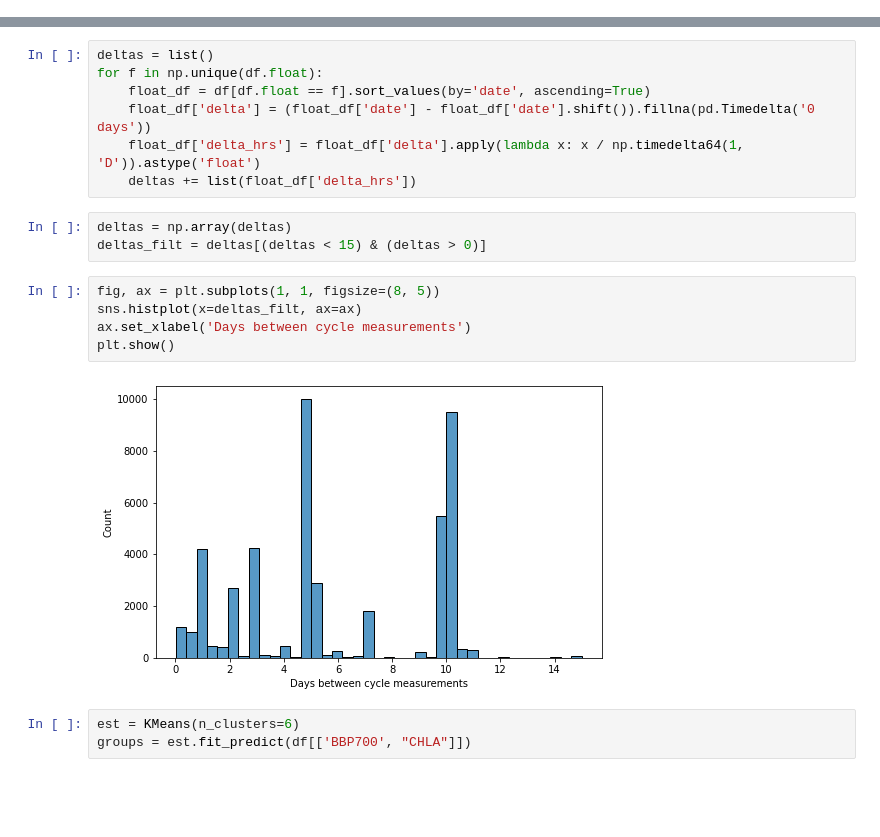
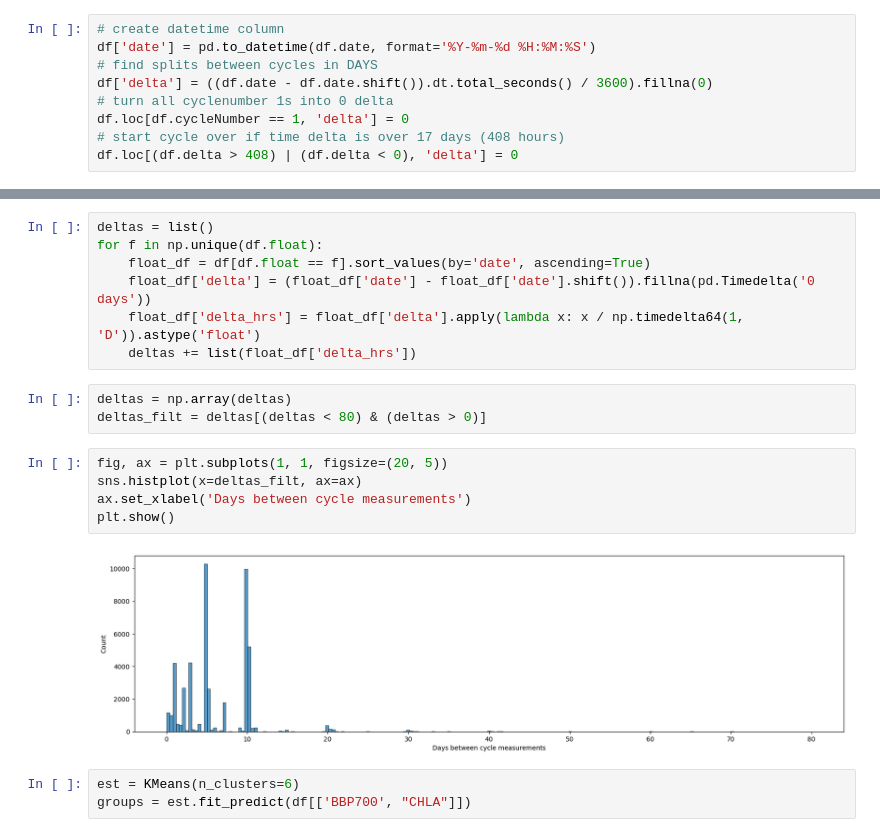
Before and after one commit to gnyirjesy/ocean-depth-characterization, a Jupyter notebook: EDA/eda_bh.ipynb, the cells around one changed output, grey strips where cells are left out. Drawn from its saved outputs; the diff is of its cells as text; blank space fills up the shorter version.

```diff
--- a/EDA/eda_bh.ipynb
+++ b/EDA/eda_bh.ipynb
@@ -116,0 +99,9 @@ df = sat_df.merge(sunlit_profiles, on=['float', 'cycleNumber']).drop(['LT_SAT_SS
+# %%
+# create datetime column
+df['date'] = pd.to_datetime(df.date, format='%Y-%m-%d %H:%M:%S')
+# find splits between cycles in DAYS
+df['delta'] = ((df.date - df.date.shift()).dt.total_seconds() / 3600).fillna(0)
+# turn all cyclenumber 1s into 0 delta
+df.loc[df.cycleNumber == 1, 'delta'] = 0
+# start cycle over if time delta is over 17 days (408 hours)
+df.loc[(df.delta > 408) | (df.delta < 0), 'delta'] = 0
@@ -215,14 +215,14 @@ for f in np.unique(df.float):
     deltas += list(float_df['delta_hrs'])
 # %%
 deltas = np.array(deltas)
-deltas_filt = deltas[(deltas < 15) & (deltas > 0)]
+deltas_filt = deltas[(deltas < 80) & (deltas > 0)]
 # %%
-fig, ax = plt.subplots(1, 1, figsize=(8, 5))
+fig, ax = plt.subplots(1, 1, figsize=(20, 5))
 sns.histplot(x=deltas_filt, ax=ax)
 ax.set_xlabel('Days between cycle measurements')
 plt.show()
 # %% [output]
-[figure, old version]
+[figure, new version]
 # %%
 est = KMeans(n_clusters=6)
 groups = est.fit_predict(df[['BBP700', "CHLA"]])
```
Also changed, not shown: parts of 8 cells of this notebook.
